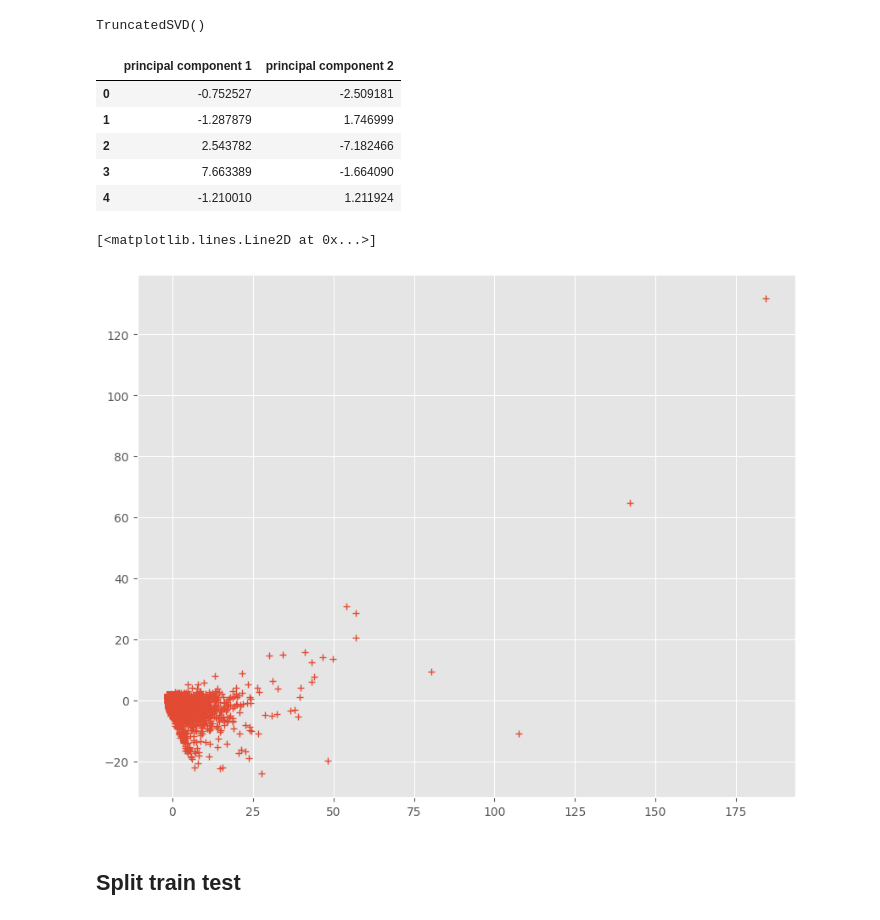
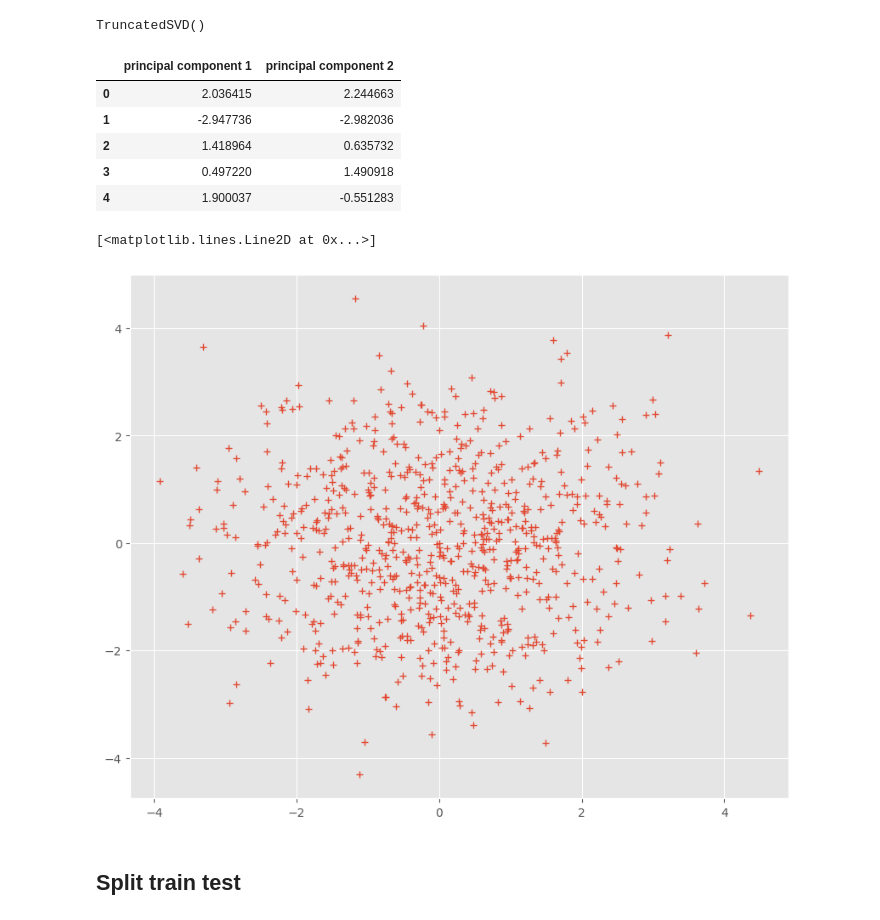
Before and after one commit to Christophe-pere/An-encoding-perspective-for-quantum-classification-advantage-using-NISQ-algorithms, a Jupyter notebook: SVD_benchmark_ML_QML_2nd_dataset.ipynb, the cells around one changed output. Saved outputs shown, nothing was run; the diff lists cells and outputs as text; code cells hidden in the pictures.

Commit message:
modifications in all notebooks
Change the selection with sample in UCI
Add santander dataset rather fraud

```diff
--- a/SVD_benchmark_ML_QML_2nd_dataset.ipynb
+++ b/SVD_benchmark_ML_QML_2nd_dataset.ipynb
@@ -56,7 +56,7 @@ warnings.filterwarnings('ignore')
 # %%
 # Read out CSV
 
-df = pd.read_csv('fraud_detection_bank_dataset.csv', sep=',')
+df = pd.read_csv('santander_transaction.csv', sep=',')
 # %%
 %%script false --no-raise-error
 
@@ -76,16 +76,10 @@ from sklearn.decomposition import TruncatedSVD
 # %%
 from sklearn.preprocessing import StandardScaler
 # %%
-df = df.drop(['Unnamed: 0'], axis = 1)
-df_labels = df['targets']
-df.drop(['targets'],axis = 1,inplace = True)
+
+df_labels = df['target']
+df.drop(['target'],axis = 1,inplace = True)
 X_train, X_test, y_train, y_test = train_test_split(df, df_labels, test_size=0.2, random_state=42)
-# %%
-cols = ['col_8', 'col_9', 'col_10', 'col_11', 'col_12', 'col_18', 'col_19','col_20', 'col_21', 'col_35',
-        'col_51', 'col_52', 'col_53', 'col_70','col_71','col_7', 'col_22', 'col_54', 'col_56']
-
-X_train = X_train.drop(cols, axis=1)
-X_test = X_test.drop(cols, axis=1)
 # %%
 # Standardizing the features
 std_scale = StandardScaler().fit(X_train)
@@ -102,20 +97,22 @@ df_qla = qla.transform(X_train)
 # %%
-principalDf = pd.DataFrame(data = df_qla
+svd_train = pd.DataFrame(data = df_qla
              , columns = ['principal component 1', 'principal component 2'])
+svd_test = pd.DataFrame(data = df_qla_test
+             , columns = ['principal component 1', 'principal component 2'])
 # %%
-principalDf.head()
+svd_train.head()
 # %% [output]
 |  | principal component 1 | principal component 2 |
-| 0 | -0.752527 | -2.509181 |
-| 1 | -1.287879 | 1.746999 |
-| 2 | 2.543782 | -7.182466 |
-| 3 | 7.663389 | -1.664090 |
-| 4 | -1.210010 | 1.211924 |
+| 0 | 2.036415 | 2.244663 |
+| 1 | -2.947736 | -2.982036 |
+| 2 | 1.418964 | 0.635732 |
+| 3 | 0.497220 | 1.490918 |
+| 4 | 1.900037 | -0.551283 |
 # %%
 plt.figure(figsize=(10,8))
-plt.plot(principalDf.iloc[:,0], principalDf.iloc[:,1], '+')
+plt.plot(svd_train.iloc[:,0], svd_train.iloc[:,1], '+')
 #plt.plot(df.index, feature_2, 'g+')
 # %% [output]
 [<matplotlib.lines.Line2D at 0x...>]
-[figure, old version]
+[figure, new version]
 # %%
```
Also changed, not shown: parts of 16 cells of this notebook, 10 other files.
